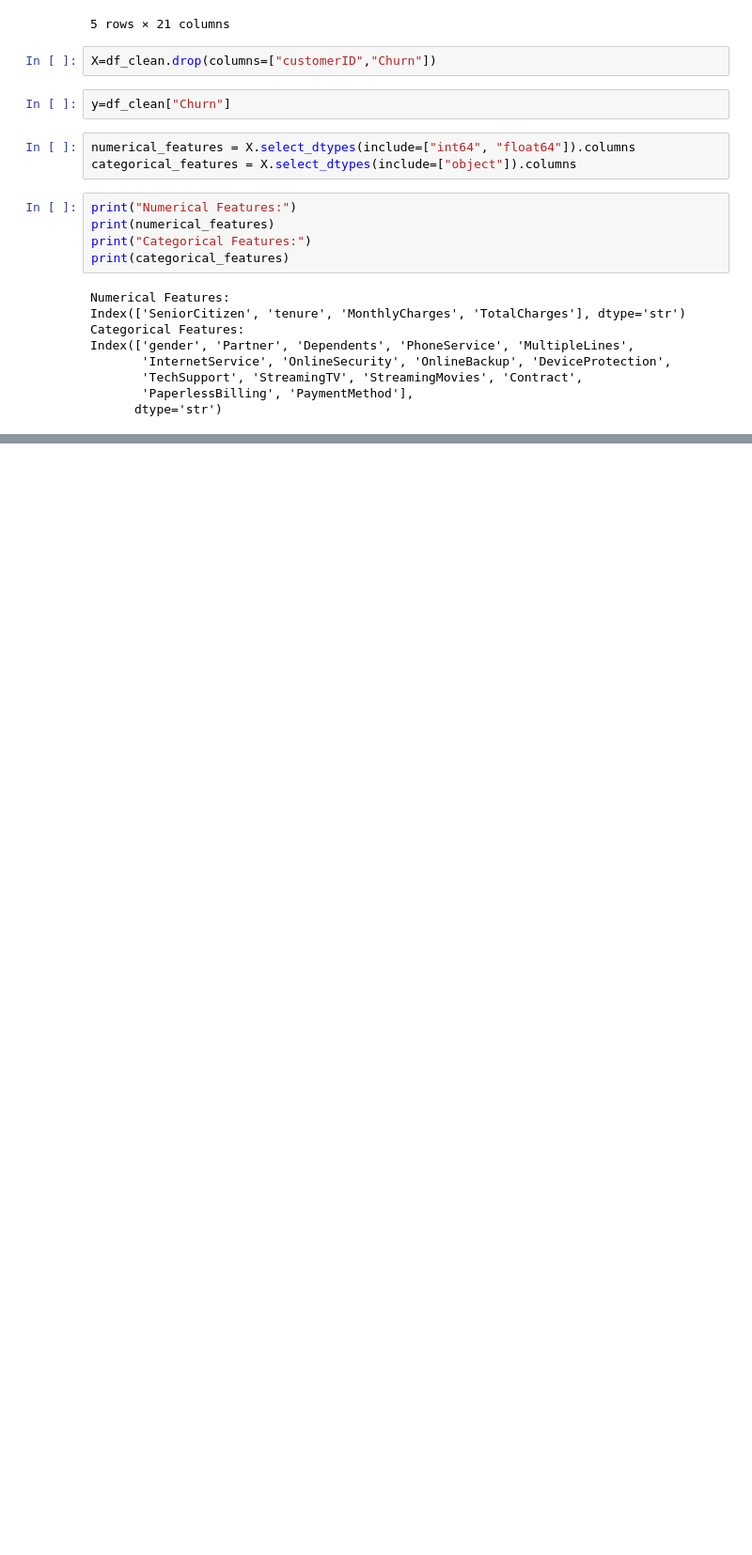
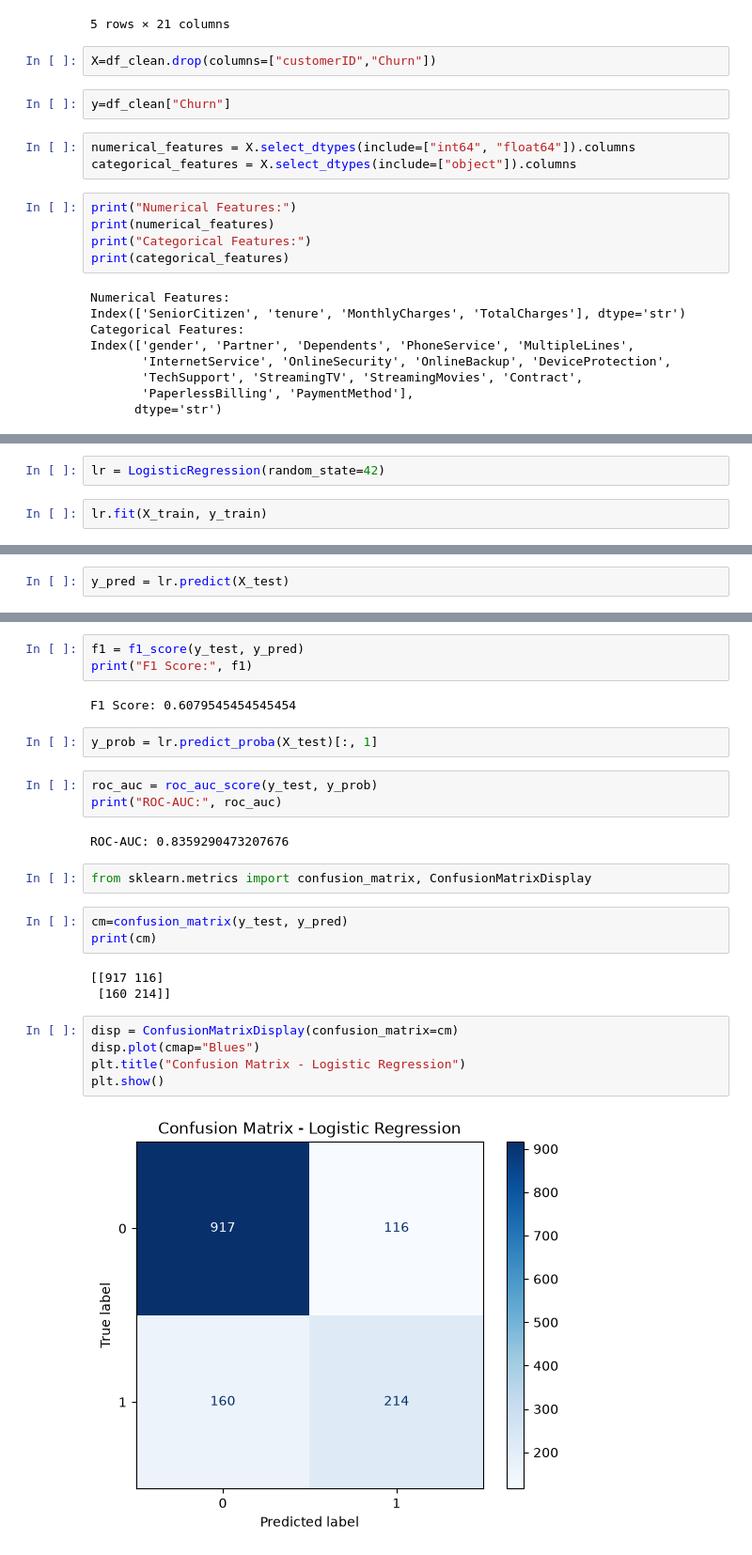
Before and after one commit to PrabalSeth07/churn, a Jupyter notebook: notebook/MODEL_TRAINING.ipynb, the cells around one changed output, grey strips where cells are left out. Shown at 94% size. Drawn from its saved outputs; the diff is of its cells as text; blank space fills up the shorter version.

Commit message:
added changes in model_training file which wasn't save before

```diff
--- a/notebook/MODEL_TRAINING.ipynb
+++ b/notebook/MODEL_TRAINING.ipynb
@@ -57,0 +95,4 @@ X_train, X_test, y_train, y_test = train_test_split(X,Y,test_size=0.2,random_sta
+# %%
+lr = LogisticRegression(random_state=42)
+# %%
+lr.fit(X_train, y_train)
@@ -57,0 +101,2 @@ X_train, X_test, y_train, y_test = train_test_split(X,Y,test_size=0.2,random_sta
+# %%
+y_pred = lr.predict(X_test)
@@ -57,0 +118,27 @@ X_train, X_test, y_train, y_test = train_test_split(X,Y,test_size=0.2,random_sta
+# %%
+f1 = f1_score(y_test, y_pred)
+print("F1 Score:", f1)
+# %% [output]
+F1 Score: 0.6079545454545454
+# %%
+y_prob = lr.predict_proba(X_test)[:, 1]
+# %%
+roc_auc = roc_auc_score(y_test, y_prob)
+print("ROC-AUC:", roc_auc)
+# %% [output]
+ROC-AUC: 0.8359290473207676
+# %%
+from sklearn.metrics import confusion_matrix, ConfusionMatrixDisplay
+# %%
+cm=confusion_matrix(y_test, y_pred)
+print(cm)
+# %% [output]
+[[917 116]
+ [160 214]]
+# %%
+disp = ConfusionMatrixDisplay(confusion_matrix=cm)
+disp.plot(cmap="Blues")
+plt.title("Confusion Matrix - Logistic Regression")
+plt.show()
+# %% [output]
+[figure, added]
```
Also changed, not shown: parts of 36 cells of this notebook, 3 other files.
